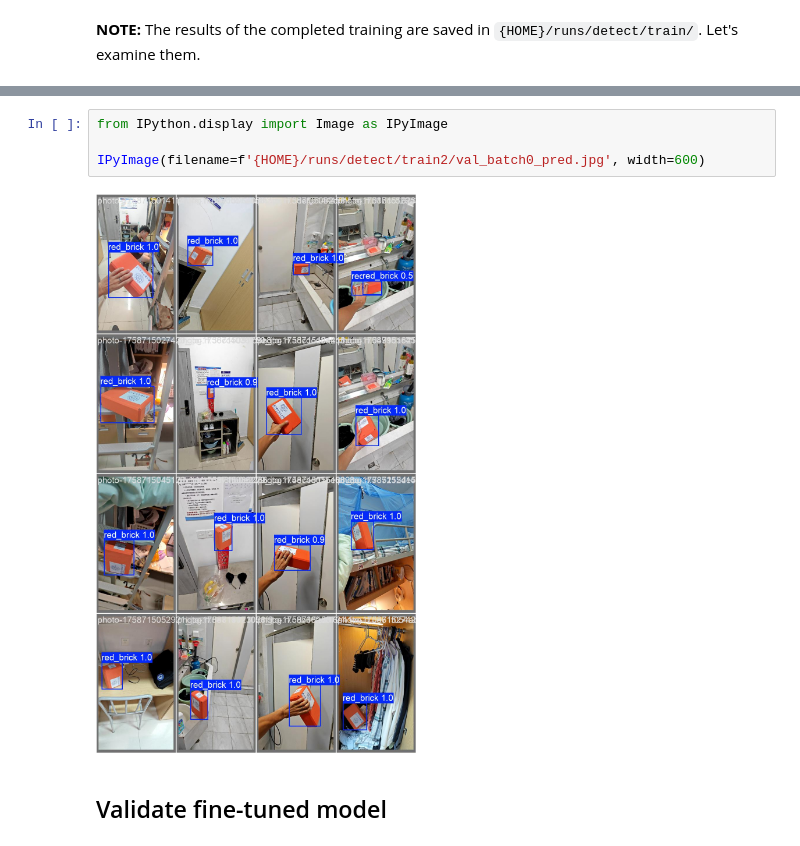
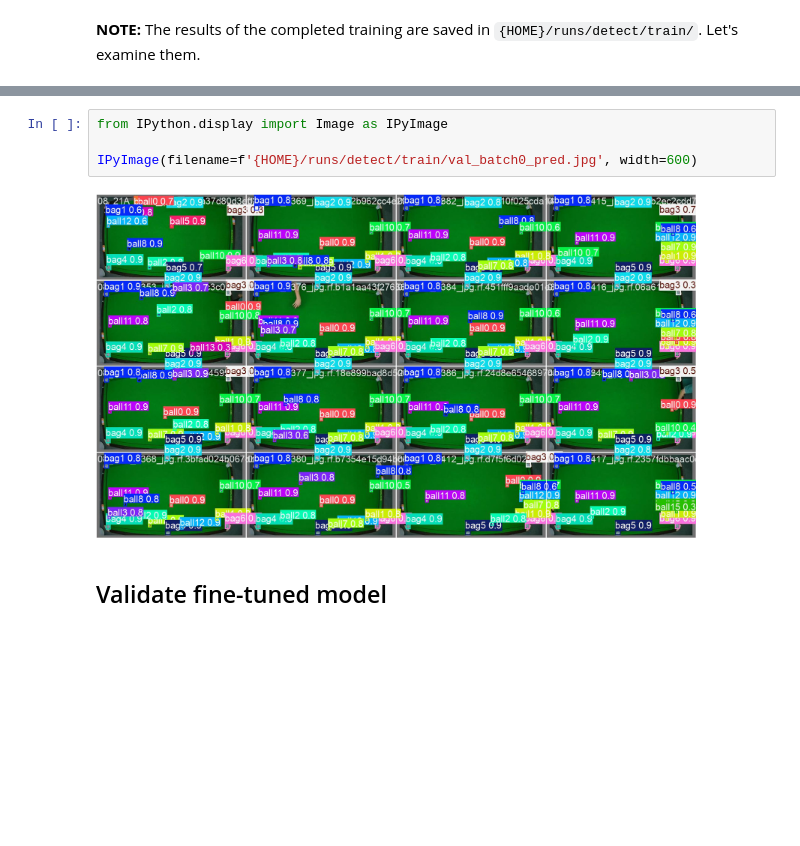
Before and after one commit to jiazhuguanhua/cam_tracker, a Jupyter notebook: notebooks/train-yolo11-object-detection-on-custom-dataset.ipynb, the cells around one changed output, grey strips where cells are left out. Cells and saved outputs as stored; diff of their text form; blank space fills up the shorter version.

```diff
--- a/notebooks/train-yolo11-object-detection-on-custom-dataset.ipynb
+++ b/notebooks/train-yolo11-object-detection-on-custom-dataset.ipynb
@@ -222,9 +210,9 @@ IPyImage(filename=f'{HOME}/runs/detect/train/results.png', width=600)
 # %%
 from IPython.display import Image as IPyImage
 
-IPyImage(filename=f'{HOME}/runs/detect/train2/val_batch0_pred.jpg', width=600)
+IPyImage(filename=f'{HOME}/runs/detect/train/val_batch0_pred.jpg', width=600)
 # %% [output]
-[figure, old version]
+[figure, new version]
 # %% [markdown]
 ## Validate fine-tuned model
 # %%
```
Also changed, not shown: parts of 13 cells of this notebook.
